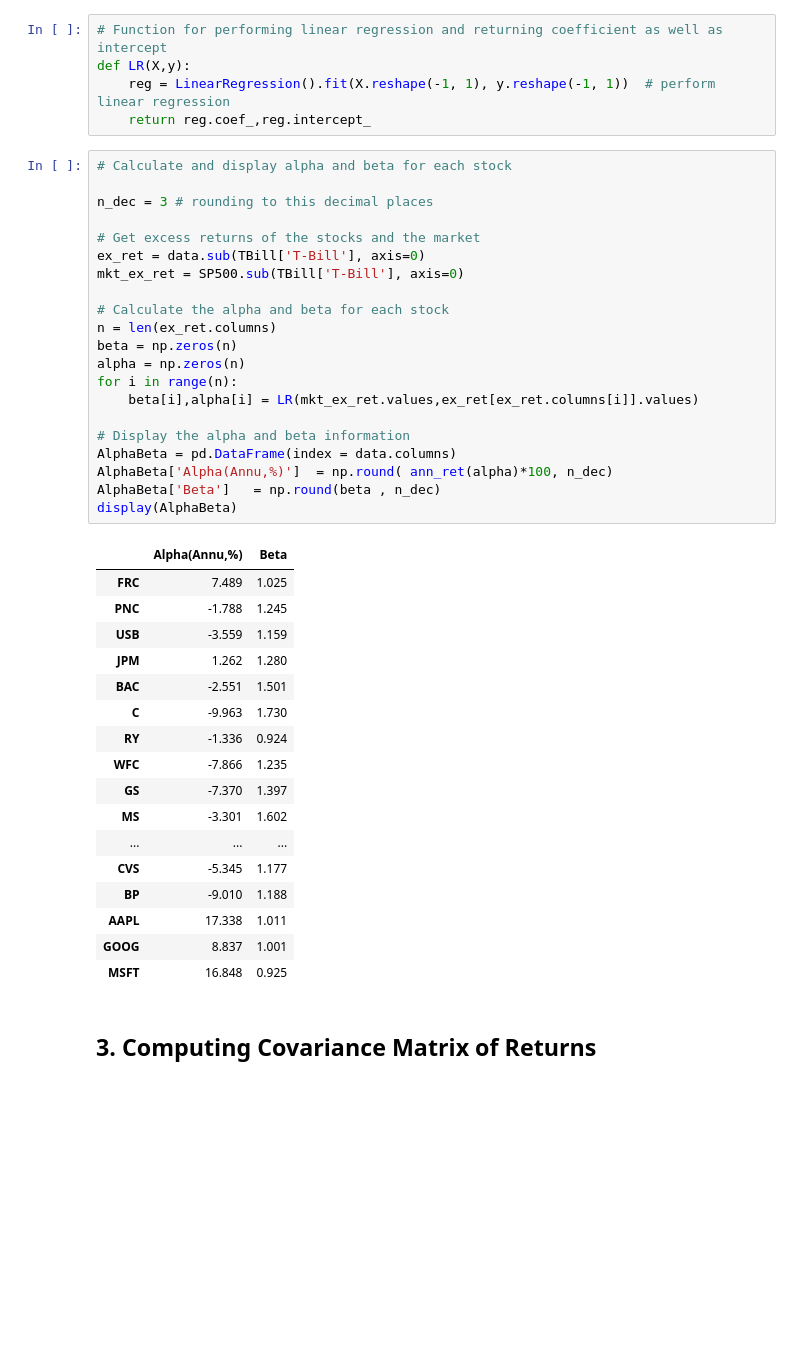
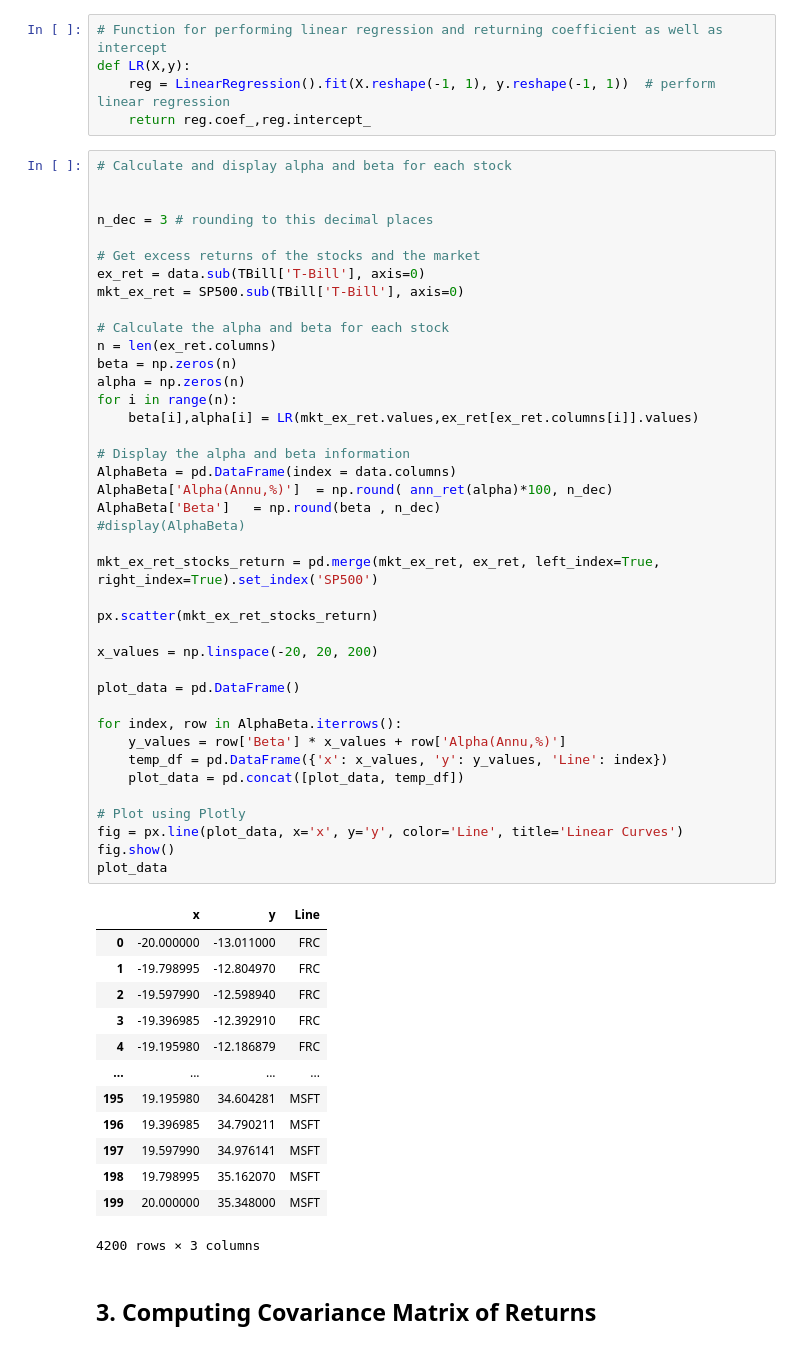
Before and after one commit to vzehnder/python_investmen_AI, a Jupyter notebook: LAB1 optimal_portfolio_03March21/Portfolio Optimization.ipynb, the cells around one changed output. Drawn from its saved outputs; the diff is of its cells as text; blank space fills up the shorter version.

```diff
--- a/LAB1 optimal_portfolio_03March21/Portfolio Optimization.ipynb
+++ b/LAB1 optimal_portfolio_03March21/Portfolio Optimization.ipynb
@@ -442,43 +445,58 @@ def LR(X,y):
     return reg.coef_,reg.intercept_
 # %%
 # Calculate and display alpha and beta for each stock
+
 
 n_dec = 3 # rounding to this decimal places
 
 # Get excess returns of the stocks and the market
 ex_ret = data.sub(TBill['T-Bill'], axis=0)
 mkt_ex_ret = SP500.sub(TBill['T-Bill'], axis=0)
 
 # Calculate the alpha and beta for each stock
 n = len(ex_ret.columns)
 beta = np.zeros(n)
 alpha = np.zeros(n)
 for i in range(n):
     beta[i],alpha[i] = LR(mkt_ex_ret.values,ex_ret[ex_ret.columns[i]].values)
 
 # Display the alpha and beta information
 AlphaBeta = pd.DataFrame(index = data.columns)
 AlphaBeta['Alpha(Annu,%)']  = np.round( ann_ret(alpha)*100, n_dec)
 AlphaBeta['Beta']   = np.round(beta , n_dec)
-display(AlphaBeta)
+#display(AlphaBeta)
+
+mkt_ex_ret_stocks_return = pd.merge(mkt_ex_ret, ex_ret, left_index=True, right_index=True).set_index('SP500')
+
+px.scatter(mkt_ex_ret_stocks_return)
+
+x_values = np.linspace(-20, 20, 200)
+
+plot_data = pd.DataFrame()
+
+for index, row in AlphaBeta.iterrows():
+    y_values = row['Beta'] * x_values + row['Alpha(Annu,%)']
+    temp_df = pd.DataFrame({'x': x_values, 'y': y_values, 'Line': index})
+    plot_data = pd.concat([plot_data, temp_df])
+
+# Plot using Plotly
+fig = px.line(plot_data, x='x', y='y', color='Line', title='Linear Curves')
+fig.show()
+plot_data
 # %% [output]
-|  | Alpha(Annu,%) | Beta |
-| FRC | 7.489 | 1.025 |
-| PNC | -1.788 | 1.245 |
-| USB | -3.559 | 1.159 |
-| JPM | 1.262 | 1.280 |
-| BAC | -2.551 | 1.501 |
-| C | -9.963 | 1.730 |
-| RY | -1.336 | 0.924 |
-| WFC | -7.866 | 1.235 |
-| GS | -7.370 | 1.397 |
-| MS | -3.301 | 1.602 |
-| ... | ... | ... |
-| CVS | -5.345 | 1.177 |
-| BP | -9.010 | 1.188 |
-| AAPL | 17.338 | 1.011 |
-| GOOG | 8.837 | 1.001 |
-| MSFT | 16.848 | 0.925 |
+|  | x | y | Line |
+| 0 | -20.000000 | -13.011000 | FRC |
+| 1 | -19.798995 | -12.804970 | FRC |
+| 2 | -19.597990 | -12.598940 | FRC |
+| 3 | -19.396985 | -12.392910 | FRC |
+| 4 | -19.195980 | -12.186879 | FRC |
+| ... | ... | ... | ... |
+| 195 | 19.195980 | 34.604281 | MSFT |
+| 196 | 19.396985 | 34.790211 | MSFT |
+| 197 | 19.597990 | 34.976141 | MSFT |
+| 198 | 19.798995 | 35.162070 | MSFT |
+| 199 | 20.000000 | 35.348000 | MSFT |
+4200 rows × 3 columns
 # %% [markdown]
 ## 3. Computing Covariance Matrix of Returns <a id="3"></a>
 # %%
```
Also changed, not shown: parts of 8 cells of this notebook, 36 other files.
